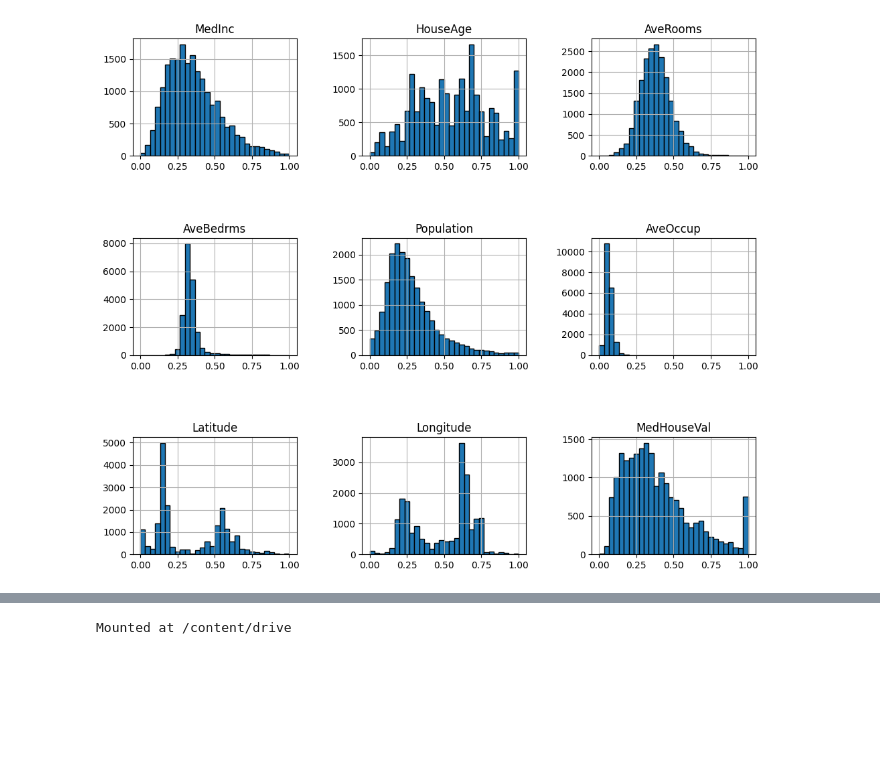
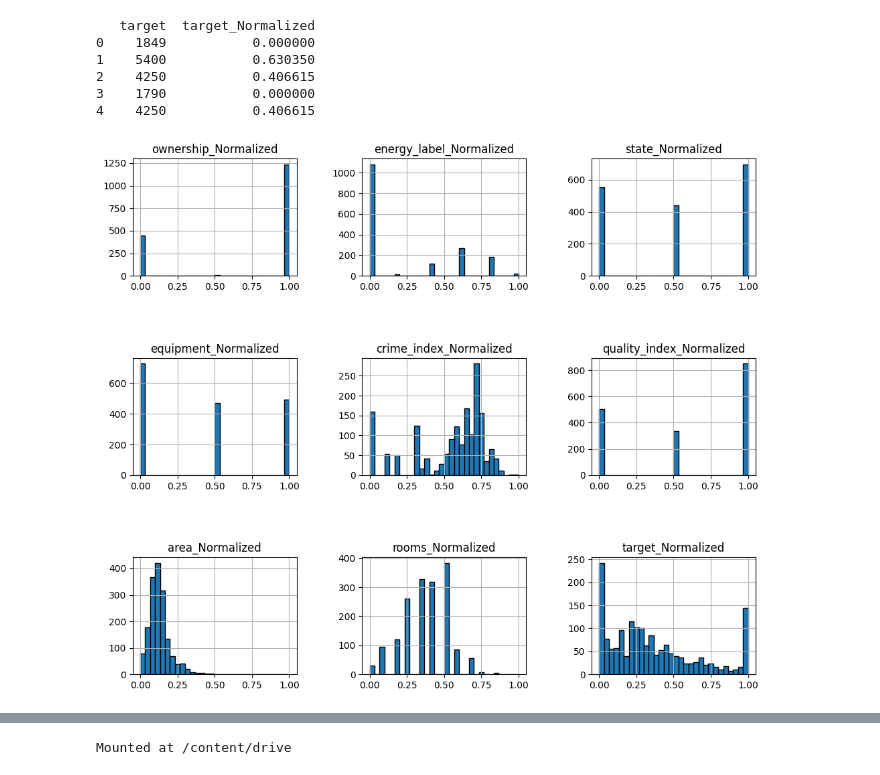
Before and after one commit to erikaminarikova/REFRESH, a Jupyter notebook: example_12_ordinal_sums_ostrava_data_2classes_different_learning_methods.ipynb, the cells around one changed output, grey strips where cells are left out. Cells and saved outputs as stored; diff of their text form; code cells hidden in the pictures; blank space fills up the shorter version.

```diff
--- a/example_12_ordinal_sums_ostrava_data_2classes_different_learning_methods.ipynb
+++ b/example_12_ordinal_sums_ostrava_data_2classes_different_learning_methods.ipynb
@@ -423,0 +424,22 @@ print(df_o.shape)
+# %%
+# decreasing
+columns_to_keep = [
+    'ownership', 'energy_label', 'state', 'equipment', 'crime_index', 'quality_index'
+]
+
+# Normalize each column and add a new "_Normalized" version
+for col in columns_to_keep:
+    min_val = data[col].min()
+    max_val = data[col].max()
+    data[f"{col}_Normalized"] = 1- ((data[col] - min_val) / (max_val - min_val))
+# %%
+# increasing
+columns_to_keep = [
+    'area', 'rooms'
+]
+
+# Normalize each column and add a new "_Normalized" version
+for col in columns_to_keep:
+    min_val = data[col].min()
+    max_val = data[col].max()
+    data[f"{col}_Normalized"] = (data[col] - min_val) / (max_val - min_val)
@@ -436,6 +462,32 @@ df_scaled.describe()
+# %%
+# target normalization
+def normalize_target(price):
+    if price > 7300:
+        return 1.0
+    elif price < 2160:
+        return 0.0
+    elif 2160 <= price <= 7300:
+        # Linear scaling between 0 and 1
+        return (price - 2160) / (7300 - 2160)
+    else:
+        return 0.0 # Should not happen with the given ranges
+
+data['target_Normalized'] = data['target'].apply(normalize_target)
+
+# Display the first few rows with the new normalized column
+print(data[['target', 'target_Normalized']].head())
+# %% [output]
+   target  target_Normalized
+0    1849           0.000000
+1    5400           0.630350
+2    4250           0.406615
+3    1790           0.000000
+4    4250           0.406615
+# %%
+preprocessed_data = data[[col for col in data.columns if col.endswith('_Normalized')]]
 # %%
 # Grafical representation of distribution of attributes
-df_scaled.hist(figsize=(12, 10), bins=30, edgecolor="black")
+preprocessed_data.hist(figsize=(12, 10), bins=30, edgecolor="black")
 plt.subplots_adjust(hspace=0.7, wspace=0.4)
 # %% [output]
-[figure, old version]
+[figure, new version]
```
Also changed, not shown: parts of 29 cells of this notebook.
